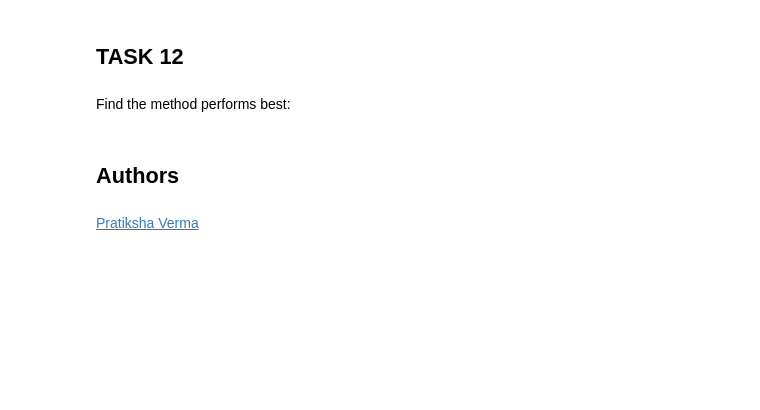
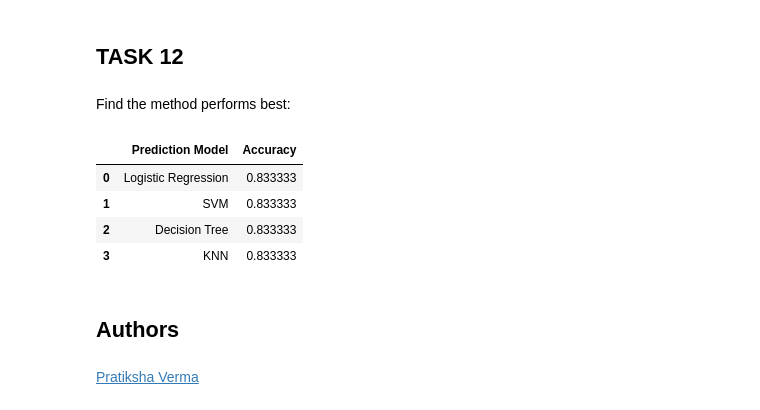
Before and after one commit to ney333/Applied-Data-Science-Capstone, a Jupyter notebook: IBM-DS0321EN-SkillsNetwork_labs_module_4_SpaceX_Machine_Learning_Prediction_Part_5.jupyterlite.ipynb, the cells around one changed output. Cells and saved outputs as stored; diff of their text form; code cells hidden in the pictures; blank space fills up the shorter version.

```diff
--- a/IBM-DS0321EN-SkillsNetwork_labs_module_4_SpaceX_Machine_Learning_Prediction_Part_5.jupyterlite.ipynb
+++ b/IBM-DS0321EN-SkillsNetwork_labs_module_4_SpaceX_Machine_Learning_Prediction_Part_5.jupyterlite.ipynb
@@ -210,5 +210,7 @@ accuracy : 0.8464285714285713
 # %% [markdown]
 Calculate the accuracy on the test data using the method <code>score</code>:
 # %%
-print("test set accuracy :",logreg_cv.score(X_test, Y_test))
+#print("test set accuracy GridSearchCV Logistic Regression :",logreg_cv.score(X_test, Y_test))
+LogRegAccuracy = logreg_cv.score(X_test, Y_test)
+print('Logistic Regression Accuracy',LogRegAccuracy)
 # %% [output]
@@ -252,5 +254,7 @@ accuracy : 0.8482142857142856
 # %% [markdown]
 Calculate the accuracy on the test data using the method <code>score</code>:
 # %%
-print("test set accuracy :",logreg_cv.score(X_test, Y_test))
+#print("test set accuracy :",svm_cv.score(X_test, Y_test))
+SvmAccuracy = svm_cv.score(X_test, Y_test)
+print('SVM Accuracy', SvmAccuracy)
 # %% [output]
@@ -292,5 +297,7 @@ accuracy : 0.8767857142857143
 # %% [markdown]
 Calculate the accuracy of tree_cv on the test data using the method <code>score</code>:
 # %%
-print("test set accuracy :",tree_cv.score(X_test, Y_test))
+#print("test set accuracy :",tree_cv.score(X_test, Y_test))
+TreeAccuracy = tree_cv.score(X_test, Y_test)
+print('Decision Tree Accuracy', TreeAccuracy)
 # %% [output]
@@ -331,5 +338,7 @@ accuracy : 0.8482142857142858
 # %% [markdown]
 Calculate the accuracy of knn_cv on the test data using the method <code>score</code>:
 # %%
-print("test set accuracy :",knn_cv.score(X_test, Y_test))
+#print("test set accuracy :",knn_cv.score(X_test, Y_test))
+KnnAccuracy = knn_cv.score(X_test, Y_test)
+print('KNN Accuracy', KnnAccuracy)
 # %% [output]
@@ -350,3 +357,18 @@ Find the method performs best:
+# %%
+#All methods have the same accuracy of 0.8333333333333334
+models = ['Logistic Regression', 'SVM', 'Decision Tree', 'KNN']
+accuracy = [LogRegAccuracy, SvmAccuracy, TreeAccuracy, KnnAccuracy]
+
+
+table = {'Prediction Model':models, 'Accuracy':accuracy}
+results = pd.DataFrame(table)
+results
+# %% [output]
+|  | Prediction Model | Accuracy |
+| 0 | Logistic Regression | 0.833333 |
+| 1 | SVM | 0.833333 |
+| 2 | Decision Tree | 0.833333 |
+| 3 | KNN | 0.833333 |
 # %% [markdown]
 ## Authors
 # %% [markdown]
```
Also changed, not shown: parts of 7 cells of this notebook.
